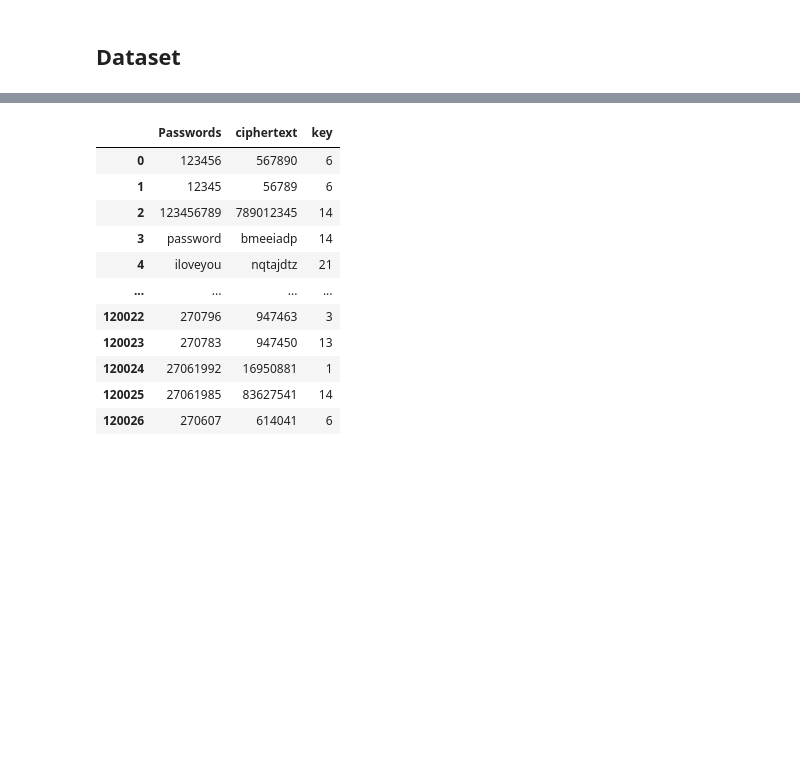
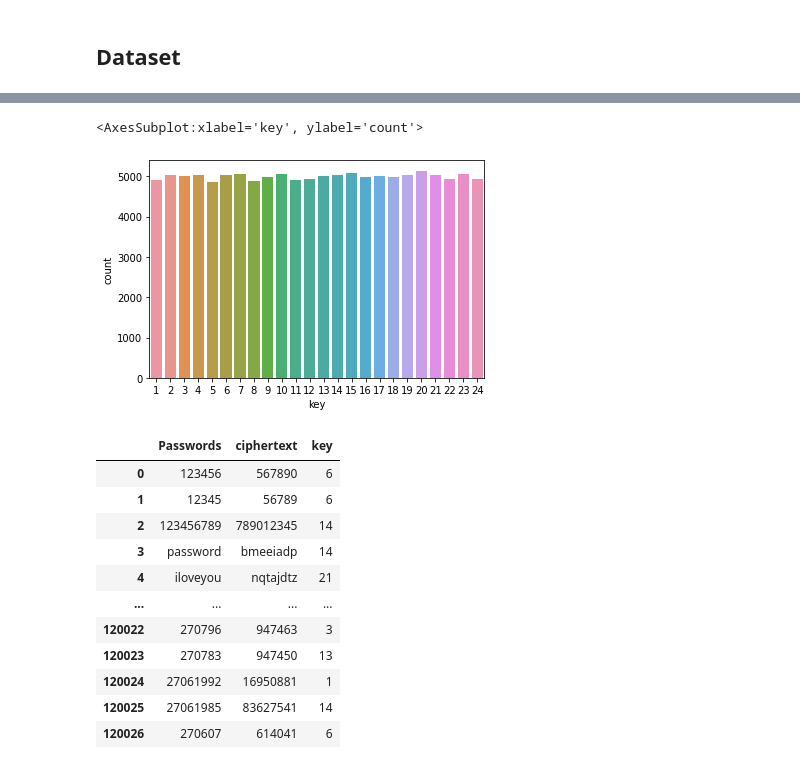
Before and after one commit to ashwiniyer176/Neural-Cryptanalysis, a Jupyter notebook: notebooks/Caesar_Cipher_LSTM.ipynb, the cells around one changed output, grey strips where cells are left out. Cells and saved outputs as stored; diff of their text form; code cells hidden in the pictures; blank space fills up the shorter version.

```diff
--- a/Deciphering_Code_with_Character_Level_RNN.ipynb
+++ b/notebooks/Caesar_Cipher_LSTM.ipynb
@@ -29,5 +37,10 @@ df
 # %%
 df = df.dropna()[:120000]
+# %%
+sns.countplot(df['key'])
+# %% [output]
+<AxesSubplot:xlabel='key', ylabel='count'>
+[figure, added]
 # %%
 df['Passwords'].apply(str)
 df['ciphertext'].apply(str)
```
Also changed, not shown: parts of 3 cells of this notebook, 4 other files.
